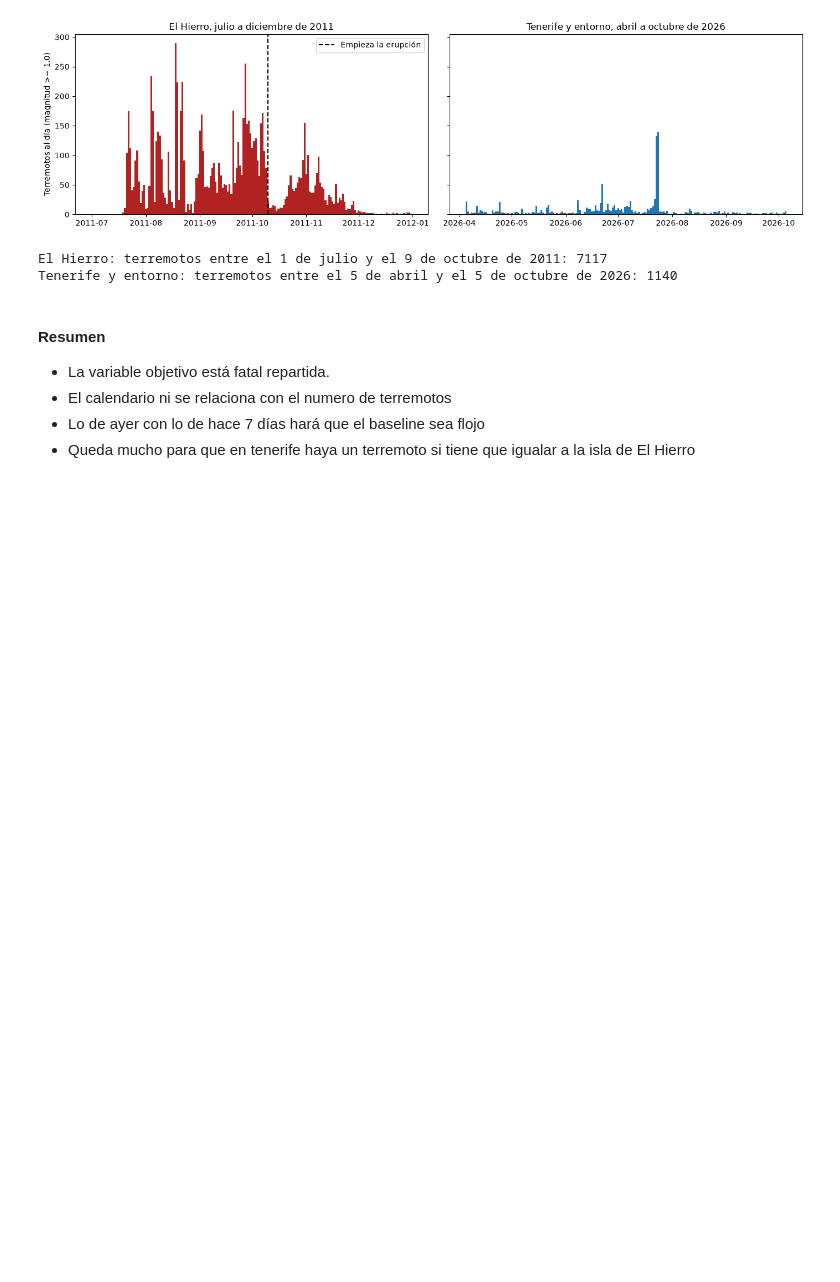
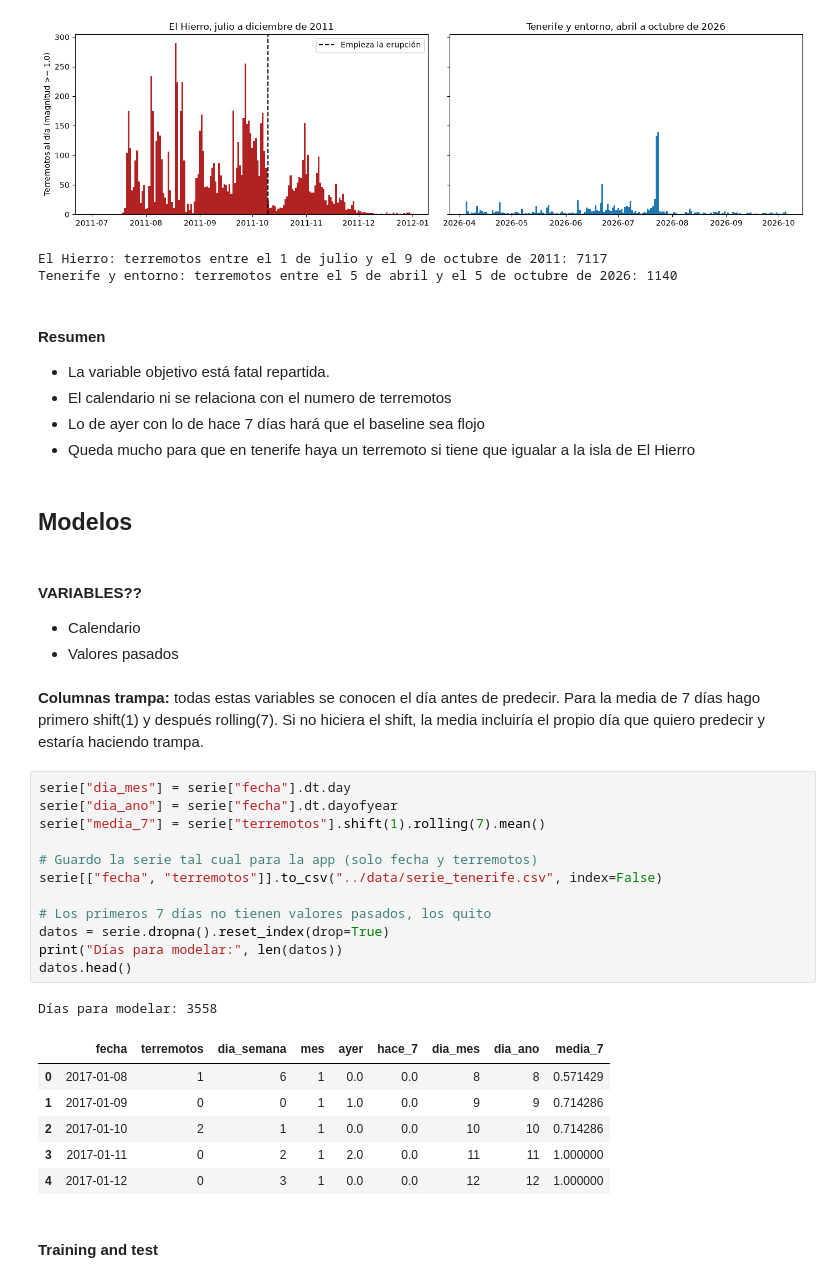
Before and after one commit to c0sh1/vulcano_earthquake, a Jupyter notebook: notebook/EDA.ipynb, the cells around one changed output. Drawn from its saved outputs; the diff is of its cells as text; blank space fills up the shorter version.

```diff
--- a/notebook/EDA.ipynb
+++ b/notebook/EDA.ipynb
@@ -464,3 +464,34 @@ Tenerife y entorno: terremotos entre el 5 de abril y el 5 de octubre de 2026: 11
 * El calendario ni se relaciona con el numero de terremotos
 * Lo de ayer con lo de hace 7 días hará que el baseline sea flojo
 * Queda mucho para que en tenerife haya un terremoto si tiene que igualar a la isla de El Hierro
+# %% [markdown]
+## Modelos
+# %% [markdown]
+#### VARIABLES??
+
+* Calendario
+* Valores pasados
+# %% [markdown]
+**Columnas trampa:** todas estas variables se conocen el día antes de predecir. Para la media de 7 días hago primero shift(1) y después rolling(7). Si no hiciera el shift, la media incluiría el propio día que quiero predecir y estaría haciendo trampa.
+# %%
+serie["dia_mes"] = serie["fecha"].dt.day
+serie["dia_ano"] = serie["fecha"].dt.dayofyear
+serie["media_7"] = serie["terremotos"].shift(1).rolling(7).mean()
+
+# Guardo la serie tal cual para la app (solo fecha y terremotos)
+serie[["fecha", "terremotos"]].to_csv("../data/serie_tenerife.csv", index=False)
+
+# Los primeros 7 días no tienen valores pasados, los quito
+datos = serie.dropna().reset_index(drop=True)
+print("Días para modelar:", len(datos))
+datos.head()
+# %% [output]
+Días para modelar: 3558
+|  | fecha | terremotos | dia_semana | mes | ayer | hace_7 | dia_mes | dia_ano | media_7 |
+| 0 | 2017-01-08 | 1 | 6 | 1 | 0.0 | 0.0 | 8 | 8 | 0.571429 |
+| 1 | 2017-01-09 | 0 | 0 | 1 | 1.0 | 0.0 | 9 | 9 | 0.714286 |
+| 2 | 2017-01-10 | 2 | 1 | 1 | 0.0 | 0.0 | 10 | 10 | 0.714286 |
+| 3 | 2017-01-11 | 0 | 2 | 1 | 2.0 | 0.0 | 11 | 11 | 1.000000 |
+| 4 | 2017-01-12 | 0 | 3 | 1 | 0.0 | 0.0 | 12 | 12 | 1.000000 |
+# %% [markdown]
+#### Training and test
```
Also changed, not shown: parts of 21 cells of this notebook, 3 other files.
